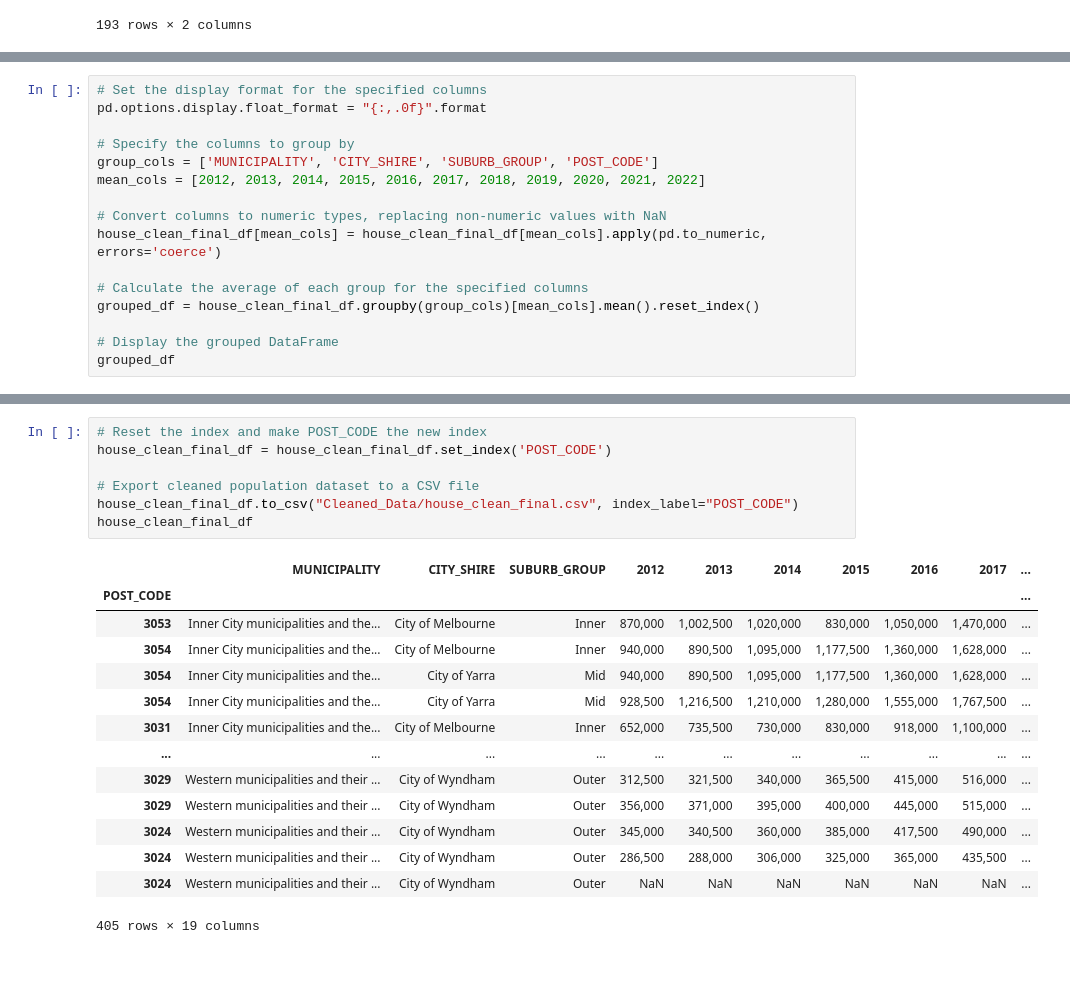
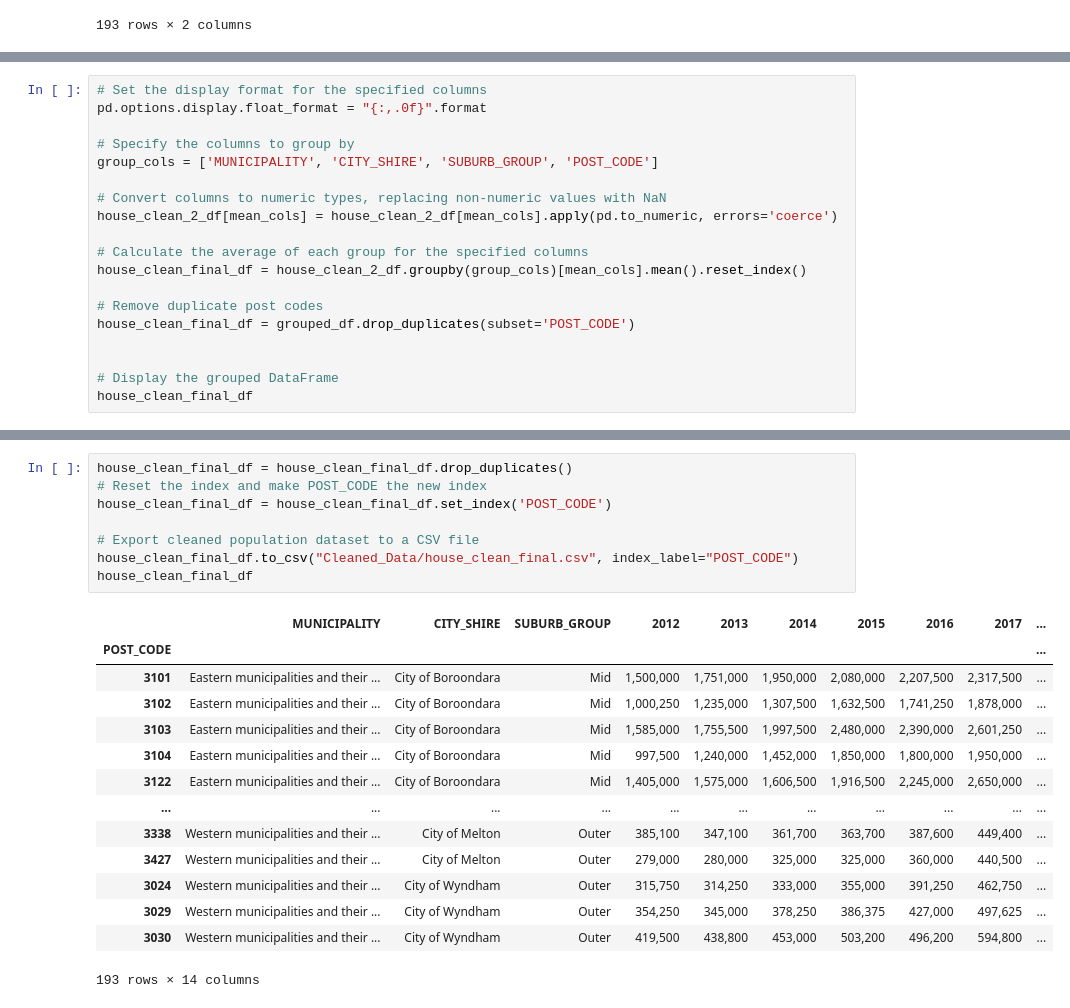
Before and after one commit to Kakhai1/bootcamp_project, a Jupyter notebook: Cleaned_House_Data_KT.ipynb, the cells around one changed output, grey strips where cells are left out. Saved outputs shown, nothing was run; the diff lists cells and outputs as text; blank space fills up the shorter version.

```diff
--- a/Cleaned_House_Data_KT.ipynb
+++ b/Cleaned_House_Data_KT.ipynb
@@ -170,16 +172,19 @@ pd.options.display.float_format = "{:,.0f}".format
 
 # Specify the columns to group by
 group_cols = ['MUNICIPALITY', 'CITY_SHIRE', 'SUBURB_GROUP', 'POST_CODE']
-mean_cols = [2012, 2013, 2014, 2015, 2016, 2017, 2018, 2019, 2020, 2021, 2022]
 
 # Convert columns to numeric types, replacing non-numeric values with NaN
-house_clean_final_df[mean_cols] = house_clean_final_df[mean_cols].apply(pd.to_numeric, errors='coerce')
+house_clean_2_df[mean_cols] = house_clean_2_df[mean_cols].apply(pd.to_numeric, errors='coerce')
 
 # Calculate the average of each group for the specified columns
-grouped_df = house_clean_final_df.groupby(group_cols)[mean_cols].mean().reset_index()
+house_clean_final_df = house_clean_2_df.groupby(group_cols)[mean_cols].mean().reset_index()
+
+# Remove duplicate post codes
+house_clean_final_df = grouped_df.drop_duplicates(subset='POST_CODE')
+
 
 # Display the grouped DataFrame
-grouped_df
+house_clean_final_df
 # %% [output]
 |  | MUNICIPALITY | CITY_SHIRE | SUBURB_GROUP | POST_CODE | 2012 | 2013 | 2014 | 2015 | 2016 | ... |
 | 0 | Eastern municipalities and their ... | City of Boroondara | Mid | 3101 | 1,500,000 | 1,751,000 | 1,950,000 | 2,080,000 | 2,207,500 | ... |
@@ -197,22 +202,23 @@ grouped_df
 # %%
+house_clean_final_df = house_clean_final_df.drop_duplicates()
 # Reset the index and make POST_CODE the new index
 house_clean_final_df = house_clean_final_df.set_index('POST_CODE')
 
 # Export cleaned population dataset to a CSV file
 house_clean_final_df.to_csv("Cleaned_Data/house_clean_final.csv", index_label="POST_CODE")
 house_clean_final_df
 # %% [output]
 |  | MUNICIPALITY | CITY_SHIRE | SUBURB_GROUP | 2012 | 2013 | 2014 | 2015 | 2016 | 2017 | ... |
 | POST_CODE |  |  |  |  |  |  |  |  |  | ... |
-| 3053 | Inner City municipalities and the... | City of Melbourne | Inner | 870,000 | 1,002,500 | 1,020,000 | 830,000 | 1,050,000 | 1,470,000 | ... |
-| 3054 | Inner City municipalities and the... | City of Melbourne | Inner | 940,000 | 890,500 | 1,095,000 | 1,177,500 | 1,360,000 | 1,628,000 | ... |
-| 3054 | Inner City municipalities and the... | City of Yarra | Mid | 940,000 | 890,500 | 1,095,000 | 1,177,500 | 1,360,000 | 1,628,000 | ... |
-| 3054 | Inner City municipalities and the... | City of Yarra | Mid | 928,500 | 1,216,500 | 1,210,000 | 1,280,000 | 1,555,000 | 1,767,500 | ... |
-| 3031 | Inner City municipalities and the... | City of Melbourne | Inner | 652,000 | 735,500 | 730,000 | 830,000 | 918,000 | 1,100,000 | ... |
+| 3101 | Eastern municipalities and their ... | City of Boroondara | Mid | 1,500,000 | 1,751,000 | 1,950,000 | 2,080,000 | 2,207,500 | 2,317,500 | ... |
+| 3102 | Eastern municipalities and their ... | City of Boroondara | Mid | 1,000,250 | 1,235,000 | 1,307,500 | 1,632,500 | 1,741,250 | 1,878,000 | ... |
+| 3103 | Eastern municipalities and their ... | City of Boroondara | Mid | 1,585,000 | 1,755,500 | 1,997,500 | 2,480,000 | 2,390,000 | 2,601,250 | ... |
+| 3104 | Eastern municipalities and their ... | City of Boroondara | Mid | 997,500 | 1,240,000 | 1,452,000 | 1,850,000 | 1,800,000 | 1,950,000 | ... |
+| 3122 | Eastern municipalities and their ... | City of Boroondara | Mid | 1,405,000 | 1,575,000 | 1,606,500 | 1,916,500 | 2,245,000 | 2,650,000 | ... |
 | ... | ... | ... | ... | ... | ... | ... | ... | ... | ... | ... |
-| 3029 | Western municipalities and their ... | City of Wyndham | Outer | 312,500 | 321,500 | 340,000 | 365,500 | 415,000 | 516,000 | ... |
-| 3029 | Western municipalities and their ... | City of Wyndham | Outer | 356,000 | 371,000 | 395,000 | 400,000 | 445,000 | 515,000 | ... |
-| 3024 | Western municipalities and their ... | City of Wyndham | Outer | 345,000 | 340,500 | 360,000 | 385,000 | 417,500 | 490,000 | ... |
-| 3024 | Western municipalities and their ... | City of Wyndham | Outer | 286,500 | 288,000 | 306,000 | 325,000 | 365,000 | 435,500 | ... |
-| 3024 | Western municipalities and their ... | City of Wyndham | Outer | NaN | NaN | NaN | NaN | NaN | NaN | ... |
+| 3338 | Western municipalities and their ... | City of Melton | Outer | 385,100 | 347,100 | 361,700 | 363,700 | 387,600 | 449,400 | ... |
+| 3427 | Western municipalities and their ... | City of Melton | Outer | 279,000 | 280,000 | 325,000 | 325,000 | 360,000 | 440,500 | ... |
+| 3024 | Western municipalities and their ... | City of Wyndham | Outer | 315,750 | 314,250 | 333,000 | 355,000 | 391,250 | 462,750 | ... |
+| 3029 | Western municipalities and their ... | City of Wyndham | Outer | 354,250 | 345,000 | 378,250 | 386,375 | 427,000 | 497,625 | ... |
+| 3030 | Western municipalities and their ... | City of Wyndham | Outer | 419,500 | 438,800 | 453,000 | 503,200 | 496,200 | 594,800 | ... |
-405 rows × 19 columns
+193 rows × 14 columns
```
Also changed, not shown: parts of 7 cells of this notebook, 13 other files.
